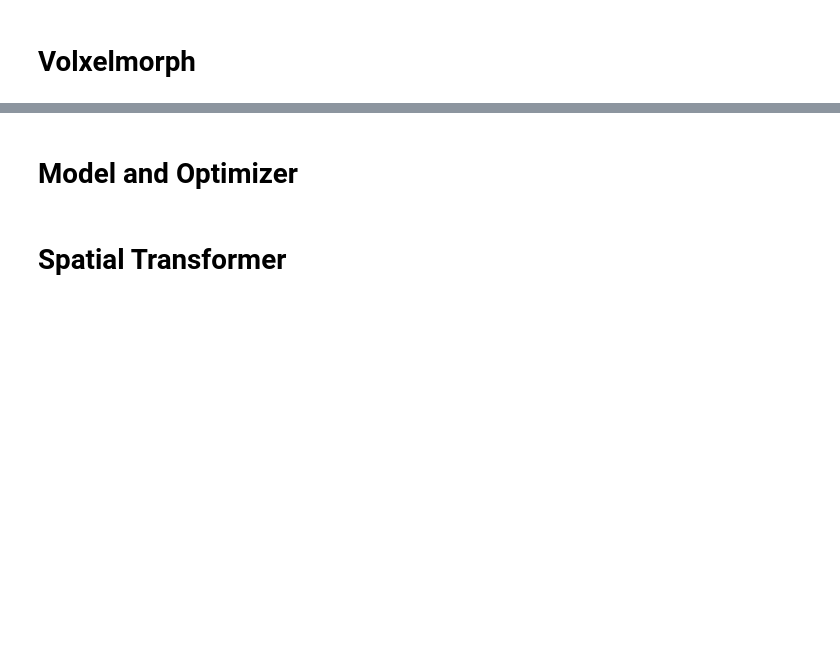
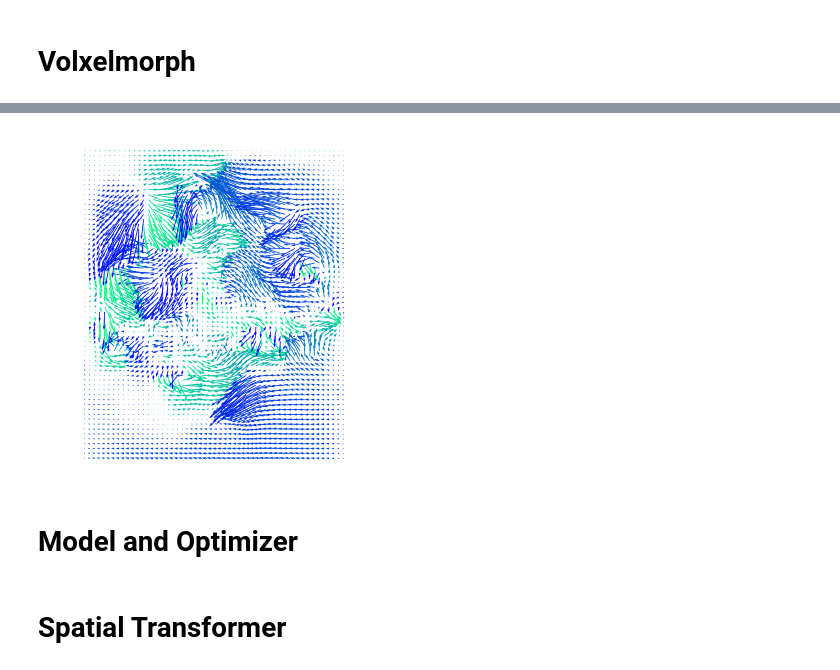
Before and after one commit to zahraDehghanian97/VoxelMorph_Registration, a Jupyter notebook: VoxelMorph.ipynb, the cells around one changed output, grey strips where cells are left out. Cells and saved outputs as stored; diff of their text form; code cells hidden in the pictures; blank space fills up the shorter version.

```diff
--- a/VoxelMorph.ipynb
+++ b/VoxelMorph.ipynb
@@ -246,0 +373,6 @@ ne.plot.slices(slices_2d, titles=titles, cmaps=['gray'], do_colorbars=True)
+# %%
+# visualize flow
+flow = val_pred[1].squeeze()[::3,::3]
+ne.plot.flow([flow], width=5);
+# %% [output]
+[figure, added]
```
Also changed, not shown: parts of 24 cells of this notebook.
